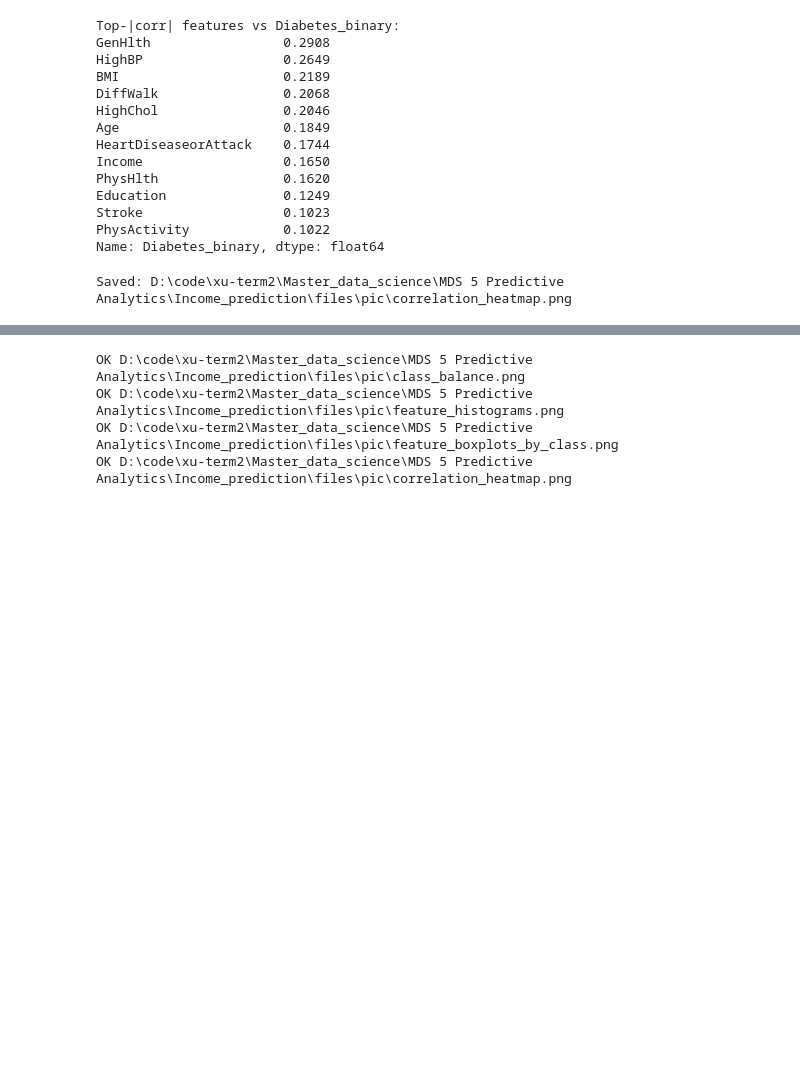
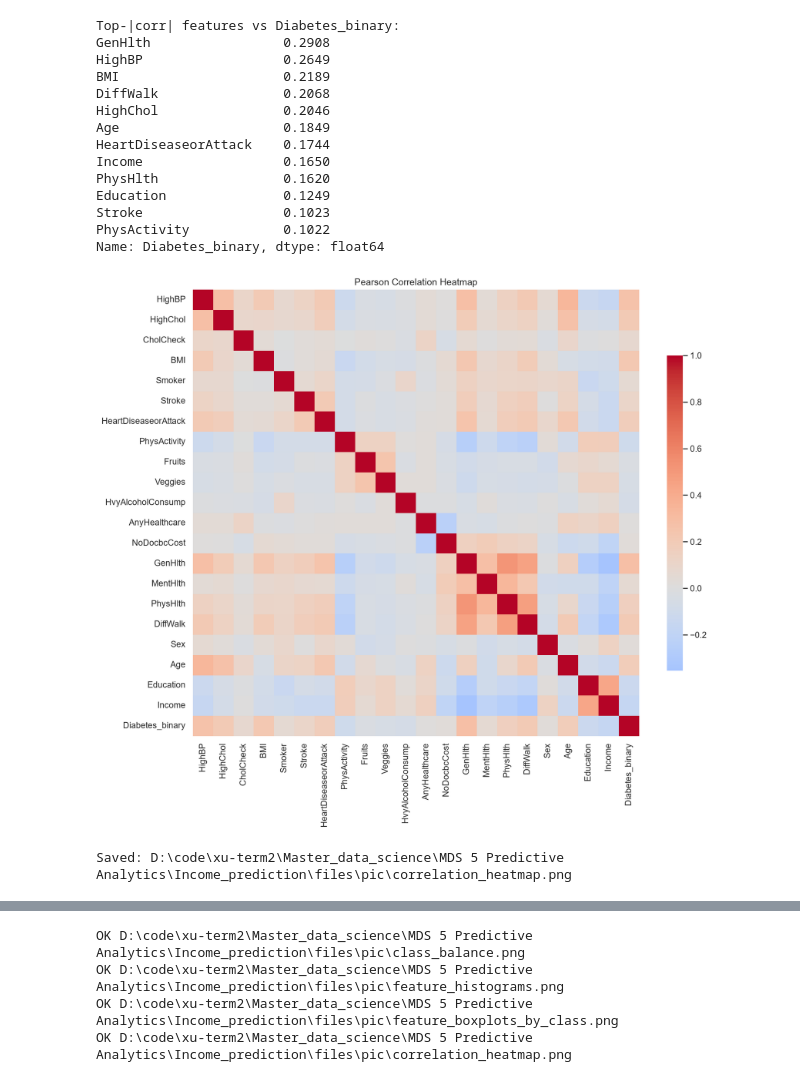
Before and after one commit to nikk909/mds5_Income_prediction, a Jupyter notebook: diabetes_ml_benchmark.ipynb, the cells around one changed output, grey strips where cells are left out. Saved outputs shown, nothing was run; the diff lists cells and outputs as text; code cells hidden in the pictures; blank space fills up the shorter version.

```diff
--- a/diabetes_ml_benchmark.ipynb
+++ b/diabetes_ml_benchmark.ipynb
@@ -244,20 +248,24 @@ Name: Diabetes_binary, dtype: float64
 # %%
 # 3. Plot heatmap -> files/pic/correlation_heatmap.png
 # 描述性分析提示：关注与目标强相关的临床/自评健康变量，以及特征间共线
 fig, ax = plt.subplots(figsize=(12, 10))
 sns.heatmap(
     corr_matrix,
     cmap="coolwarm",
     center=0,
     square=True,
     ax=ax,
     cbar_kws={"shrink": 0.7},
 )
 ax.set_title("Pearson Correlation Heatmap")
 fig.tight_layout()
 fig.savefig(PIC_DIR / "correlation_heatmap.png", bbox_inches="tight")
-plt.show()
+plt.close(fig)
+# 同时在 notebook 中显示已保存图片（不只写磁盘）
+if Image is not None:
+    display(Image(filename=str(PIC_DIR / "correlation_heatmap.png")))
 print("Saved:", PIC_DIR / "correlation_heatmap.png")
 # %% [output]
+[figure, added]
 Saved: D:\code\xu-term2\Master_data_science\MDS 5 Predictive Analytics\Income_prediction\files\pic\correlation_heatmap.png
 # %% [markdown]
```
Also changed, not shown: parts of 28 cells of this notebook, 3 other files.
